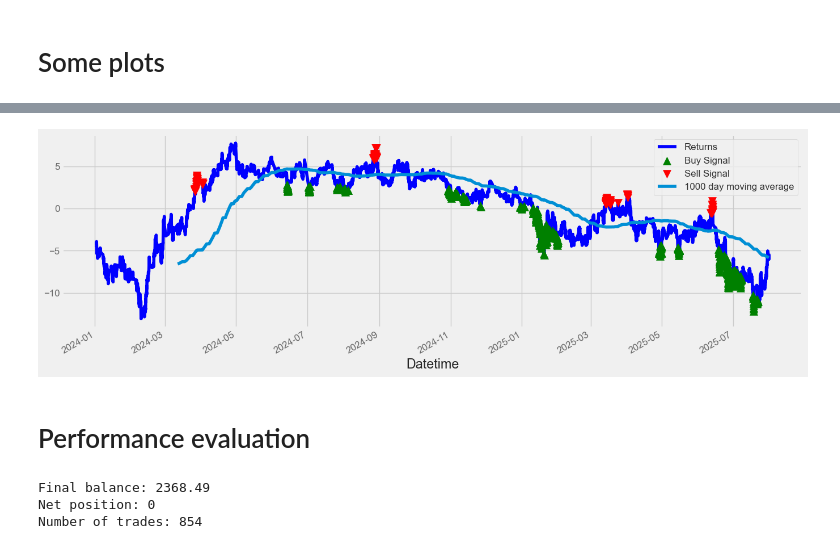
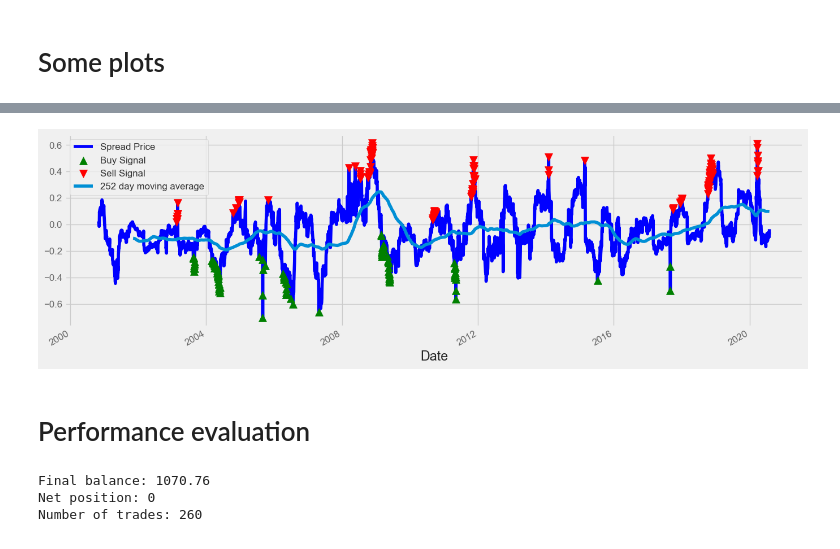
Before and after one commit to 21ob/Pairs-algo, a Jupyter notebook: Strat_2.ipynb, the cells around one changed output, grey strips where cells are left out. Cells and saved outputs as stored; diff of their text form; code cells hidden in the pictures.

```diff
--- a/Strat_2.ipynb
+++ b/Strat_2.ipynb
@@ -84,0 +57,6 @@ df['sell_signal'] = -(df.spread > df.spread_ub).astype(int)
+# %%
+X = ts.add_constant(df_train.asset_2)  # Independent variable (e.g., HO)
+model = ts.OLS(df_train.asset_1, X).fit()
+hedge_ratio = model.params.iloc[1]
+
+print(f"Hedge Ratio (asset 1 vs asset 2): {hedge_ratio}")
@@ -84,0 +65,3 @@ df['sell_signal'] = -(df.spread > df.spread_ub).astype(int)
+# %%
+df['spread'] = df.asset_1 - hedge_ratio * df.asset_2
+df_train['spread'] = df_train.asset_1 - hedge_ratio * df_train.asset_2
@@ -116,0 +107,14 @@ plt.show()
+# %%
+# Construct upper and lower bounds based off the spreads trend and volatility
+n_stds = 2
+rolling_window = 252    #Approximately one-year of trading days
+df['spread_ma'] = df.spread.rolling(window=rolling_window).mean()
+df['spread_ub'] = df.spread_ma + df.spread.rolling(window=rolling_window).std() * n_stds
+df['spread_lb'] = df.spread_ma - df.spread.rolling(window=rolling_window).std() * n_stds
+
+# Construct buy and sell signals
+df['buy_signal'] = (df.spread < df.spread_lb).astype(int)
+df['sell_signal'] = -(df.spread > df.spread_ub).astype(int)
+# %%
+df_train = df.loc[df.index<=date_split].copy()
+df_test = df.loc[df.index>=date_split].copy()
@@ -117,16 +131,16 @@ plt.show()
 # %%
-buy_mask = df.buy_signal > 0
-sell_mask = df.sell_signal < 0
+buy_mask = df_train.buy_signal > 0
+sell_mask = df_train.sell_signal < 0
 
 fig, ax = plt.subplots(figsize=(15,5))
-ax.plot(df.index, df['spread'], label='Returns', color='blue')
-ax.scatter(df.index[buy_mask], df['spread'][buy_mask],
+ax.plot(df_train.index, df_train['spread'], label='Spread Price', color='blue')
+ax.scatter(df_train.index[buy_mask], df_train['spread'][buy_mask],
             label='Buy Signal', marker='^', color='green', s=100, zorder=3)
-ax.scatter(df.index[sell_mask], df['spread'][sell_mask],
+ax.scatter(df_train.index[sell_mask], df_train['spread'][sell_mask],
             label='Sell Signal', marker='v', color='red', s=100, zorder=3)
-df.spread_ma.plot(ax=ax, label=f'{rolling_window} day moving average')
+df_train.spread_ma.plot(ax=ax, label=f'{rolling_window} day moving average')
 ax.legend()
 plt.show()
 # %% [output]
-[figure, old version]
+[figure, new version]
 # %%
@@ -137,12 +151,12 @@ returns = trader.run_strategy(np.array(df.buy_signal), np.array(df.sell_signal),
 # %% [markdown]
 # Performance evaluation
 # %%
-print(f'Final balance: {trader.balance:.2f}')
-print(f'Net position: {trader.position}')
-print(f'Number of trades: {trader.trade_count}')
+print(f'Final balance: {train_trader.balance:.2f}')
+print(f'Net position: {train_trader.position}')
+print(f'Number of trades: {train_trader.trade_count}')
 # %% [output]
-Final balance: 2368.49
+Final balance: 1070.76
 Net position: 0
-Number of trades: 854
+Number of trades: 260
 # %%
 #qs.reports.html(returns)
```
Also changed, not shown: parts of 42 cells of this notebook.
